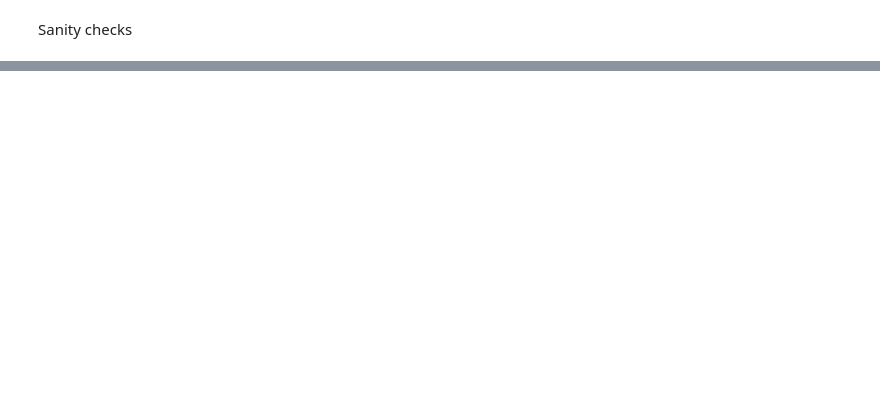
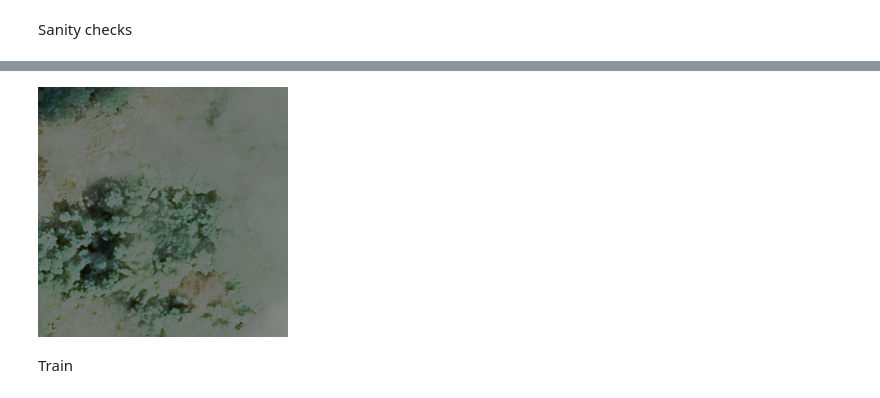
Before and after one commit to ThomasFaria/detection-habitat-spontane, a Jupyter notebook: notebooks/object_detection.ipynb, the cells around one changed output, grey strips where cells are left out. Drawn from its saved outputs; the diff is of its cells as text; code cells hidden in the pictures; blank space fills up the shorter version.

```diff
--- a/notebooks/object_detection.ipynb
+++ b/notebooks/object_detection.ipynb
@@ -345,0 +356,14 @@ tensor([[[ 99.,  98., 101.,  ..., 105., 100., 100.],
+# %%
+from PIL import ImageFont, ImageDraw, ImageEnhance
+
+for (x, y, xx, yy) in bboxes:
+    c1 = (int(x.item()), int(y.item()))
+    c2 = (int(xx.item()), int(yy.item()))
+    draw = ImageDraw.Draw(image)
+    draw.rectangle((c1, c2))
+
+image
+# %% [output]
+[figure, added]
+# %% [markdown]
+Train
```
Also changed, not shown: parts of 20 cells of this notebook, 3 other files.
